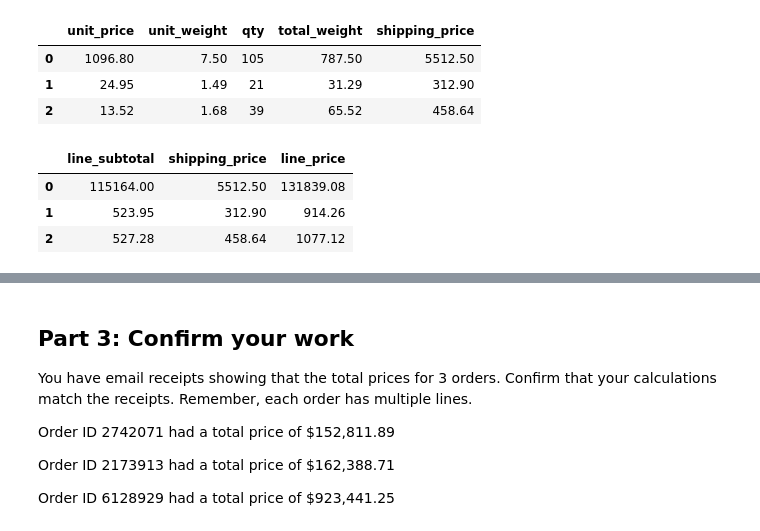
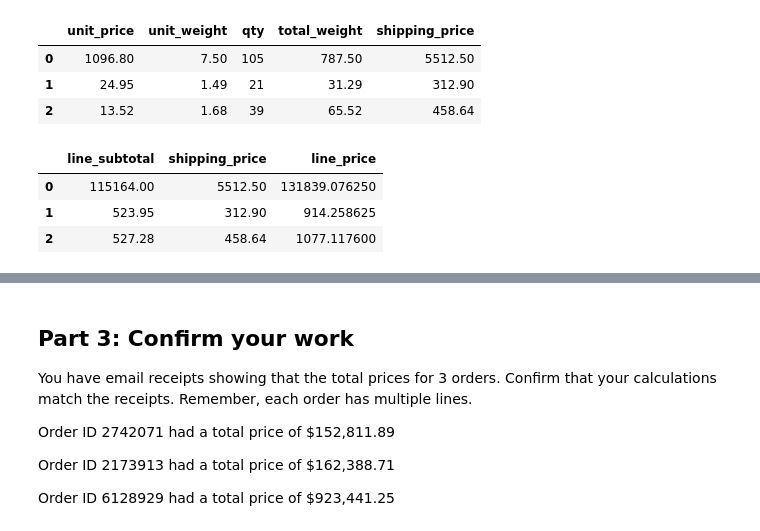
Before and after one commit to AJ-AI1/pandas-challenge-1, a Jupyter notebook: wholesale_data_analysis_starter_code.ipynb, the cells around one changed output, grey strips where cells are left out. Cells and saved outputs as stored; diff of their text form; code cells hidden in the pictures.

```diff
--- a/wholesale_data_analysis_starter_code.ipynb
+++ b/wholesale_data_analysis_starter_code.ipynb
@@ -87,6 +90,10 @@ Name: count, dtype: int64
 Do we know that this client spent the more money than client 66037? If not, how would we find out? Transform the data using the steps below to prepare it for analysis.
 # %%
 # Create a column that calculates the subtotal for each line using the unit_price and the qty
+subtotal = df['unit_price'] * df['qty']
+df['line_subtotal'] = subtotal
+
+df[['unit_price', 'qty', 'line_subtotal']].head(2)
 # %% [output]
 |  | unit_price | qty | line_subtotal |
 | 0 | 1096.80 | 105 | 115164.00 |
@@ -94,6 +101,17 @@ Do we know that this client spent the more money than client 66037? If not, how
 # %%
 # Create a column for shipping price.
 # Assume a shipping price of $7 per pound for orders over 50 pounds and $10 per pound for items 50 pounds or under.
+weight = df['unit_weight'] * df['qty']
+df['total_weight'] = weight
+df.total_weight
+
+def shipping_price(total_weight):
+    if total_weight > 50:
+        return total_weight * 7
+    return total_weight * 10
+
+df['shipping_price'] = df['total_weight'].apply(shipping_price)
+df[['unit_price', 'unit_weight', 'qty', 'total_weight', 'shipping_price']].head(3)
 # %% [output]
 |  | unit_price | unit_weight | qty | total_weight | shipping_price |
 | 0 | 1096.80 | 7.50 | 105 | 787.50 | 5512.50 |
@@ -101,11 +119,16 @@ Do we know that this client spent the more money than client 66037? If not, how
 | 2 | 13.52 | 1.68 | 39 | 65.52 | 458.64 |
 # %%
 # Create a column for the total price using the subtotal and the shipping price along with a sales tax of 9.25%
+total_price = df['line_subtotal'] + df['shipping_price'] + ((df['line_subtotal'] + df['shipping_price']) * (9.25/100))
+df['line_price'] = total_price
+df.line_price
+
+df[['line_subtotal', 'shipping_price', 'line_price']].head(3)
 # %% [output]
 |  | line_subtotal | shipping_price | line_price |
-| 0 | 115164.00 | 5512.50 | 131839.08 |
-| 1 | 523.95 | 312.90 | 914.26 |
-| 2 | 527.28 | 458.64 | 1077.12 |
+| 0 | 115164.00 | 5512.50 | 131839.076250 |
+| 1 | 523.95 | 312.90 | 914.258625 |
+| 2 | 527.28 | 458.64 | 1077.117600 |
 # %%
 # Create a column for the cost of each line using unit cost, qty, and
 # shipping price (assume the shipping cost is exactly what is charged to the client).
```
Also changed, not shown: parts of 5 cells of this notebook.
